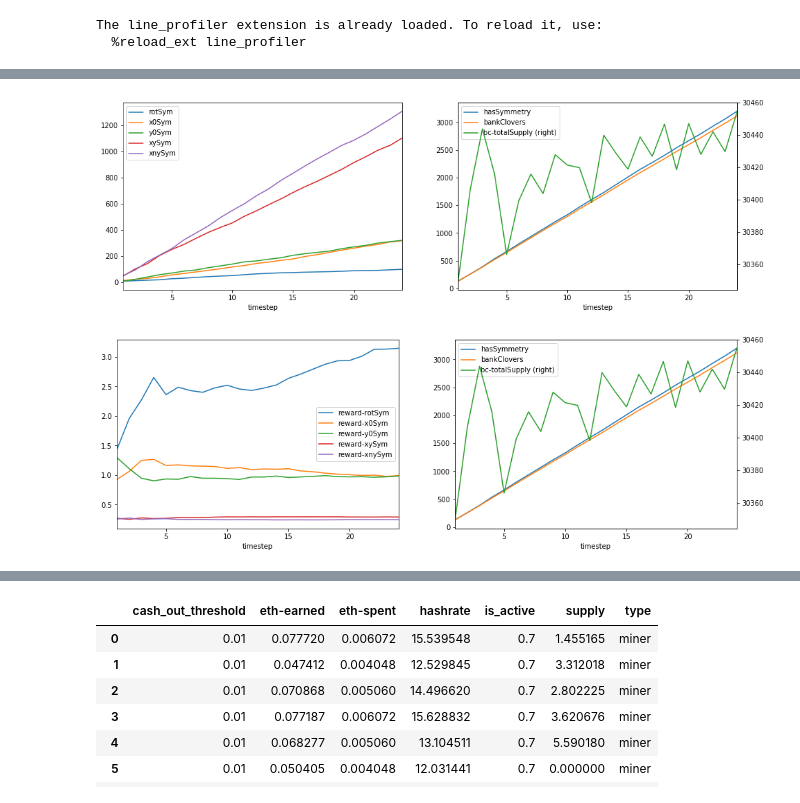
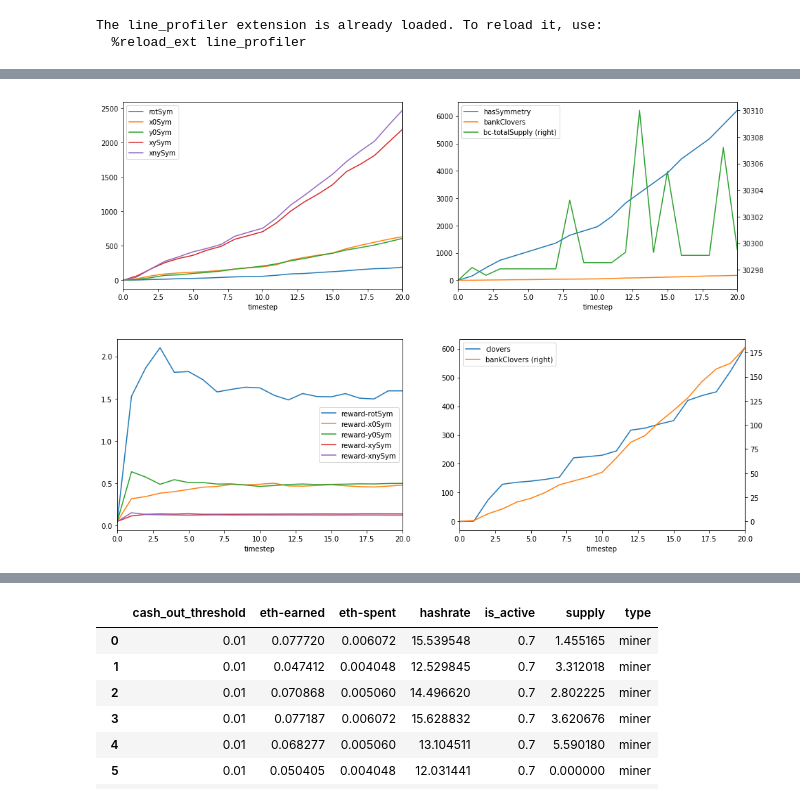
Before and after one commit to clovers-network/clovers-cadCAD, a Jupyter notebook: src/Clovers.network.ipynb, the cells around one changed output, grey strips where cells are left out. Cells and saved outputs as stored; diff of their text form; code cells hidden in the pictures.

```diff
--- a/src/Clovers.network.ipynb
+++ b/src/Clovers.network.ipynb
@@ -49,7 +49,7 @@ params = {
 }
 
 
-num_timesteps = 24 * 7
+num_timesteps = 20
 simulation_parameters = {
     'T': range(num_timesteps),
     'N': num_runs,
@@ -65,6 +65,14 @@ initialized_conditions = utils.initialize(market_settings, initial_conditions)
 # the user specifies if state update functions will be run in series or in parallel
 # and the policy functions that will be evaluated in that block
 partial_state_update_blocks = [
+    {
+        'policies': { # The following policy functions will be evaluated and their returns will be passed to the state update functions
+            'participantPool': policies.participant_pool_policy
+        },
+        'variables': { # The following state variables will be updated simultaneously
+            's': state_updates.update_participant_pool
+        }
+    },
     {
         'policies': { # The following policy functions will be evaluated and their returns will be passed to the state update functions
             'minerPolicy': policies.miner_policy
@@ -128,6 +138,7 @@ def to_df(raw_result):
 
 
         miners = utils.get_nodes_by_type(s, 'miner')
+        players = utils.get_nodes_by_type(s, 'player')
         clovers = utils.get_nodes_by_type(s, 'clover')
         sample_clover = {'hasSymmetry': True}
         for key in s['symmetries'].keys():
@@ -151,7 +162,9 @@ def to_df(raw_result):
 
         res = {**row, **s, **new_cols}
         res.pop('network')
+#         res.pop('hasSymmetry')
         res.pop('symmetries')
+        res.pop('bank')
         res.pop('s')
         return res
 
@@ -167,6 +180,5 @@ full_df['coin-price'] = utils.calculateCurrentPrice(
 
 full_df['market-cap'] = full_df['coin-price'] * full_df['bc-totalSupply'] * 250
 
-
 full_df
 # %% [output]
@@ -175,5 +208,4 @@ Wall time: 280 ms
 # %%
-df = full_df[full_df['substep'] == len(partial_state_update_blocks)] # after player policy
-
+df = full_df[full_df['substep'] == 0].append(full_df[full_df['substep'] == len(partial_state_update_blocks)]) # after player policy
 df
 # %% [output]
@@ -211,6 +242,0 @@ else:
-# %%
-df_run = df[df.run == 1]
-df_run.plot('timestep', ['bc-totalSupply'], grid=False,
-        xticks=[],
-        colormap = 'RdYlGn',
-       )
@@ -250,41 +273,41 @@ else:
         # additionally draw out the totalSupply as a secondary axis on ax2 (the right graph)
         df_run.plot('timestep','bc-totalSupply',secondary_y=True, ax=axs[row_idx,1])
 # %% [output]
-[figure, old version]
+[figure, new version]
 # %%
 row_height = 5
 # set a figure with initial dimensions
 fig = plt.figure(figsize=(16,(row_height*num_runs)))
 
 # create 2 axes (2 graphs) laid out in a 1x2 grid, and set them each to a variable
 axs = fig.subplots(num_runs, 2)
 
 if num_runs == 1:
     # draw out all the symmetries in a single graph, on ax1 (the left graph)
     df.plot('timestep', ['reward-rotSym', 'reward-x0Sym', 'reward-y0Sym', 'reward-xySym', 'reward-xnySym'], grid=False,
             ax=axs[0]
            )
 
     # draw out the bank clovers and total symms on ax2 (the right graph)
-    df.plot('timestep', ['hasSymmetry','bankClovers'], ax=axs[1])
+    df.plot('timestep', 'clovers', ax=axs[1])
 
     # additionally draw out the totalSupply as a secondary axis on ax2 (the right graph)
-    df.plot('timestep','bc-totalSupply',secondary_y=True, ax=axs[1])
+    df.plot('timestep','bankClovers',secondary_y=True, ax=axs[1])
 else:
     for row_idx in range(0,num_runs):
         df_run = df[df.run == (row_idx + 1)]
         # draw out all the symmetries in a single graph, on ax1 (the left graph)
         df_run.plot('timestep', ['reward-rotSym', 'reward-x0Sym', 'reward-y0Sym', 'reward-xySym', 'reward-xnySym'], grid=False,
                 ax=axs[row_idx,0]
                )
 
         # draw out the bank clovers and total symms on ax2 (the right graph)
-        df_run.plot('timestep', ['hasSymmetry','bankClovers'], ax=axs[row_idx,1])
+        df_run.plot('timestep', 'clovers', ax=axs[row_idx,1])
 
         # additionally draw out the totalSupply as a secondary axis on ax2 (the right graph)
-        df_run.plot('timestep','bc-totalSupply',secondary_y=True, ax=axs[row_idx,1])
+        df_run.plot('timestep','bankClovers',secondary_y=True, ax=axs[row_idx,1])
 # %% [output]
-[figure, old version]
+[figure, new version]
 # %%
 final_state = raw_result[-1]['s']
 g = final_state['network']
```
Also changed, not shown: parts of 10 cells of this notebook, 4 other files.
